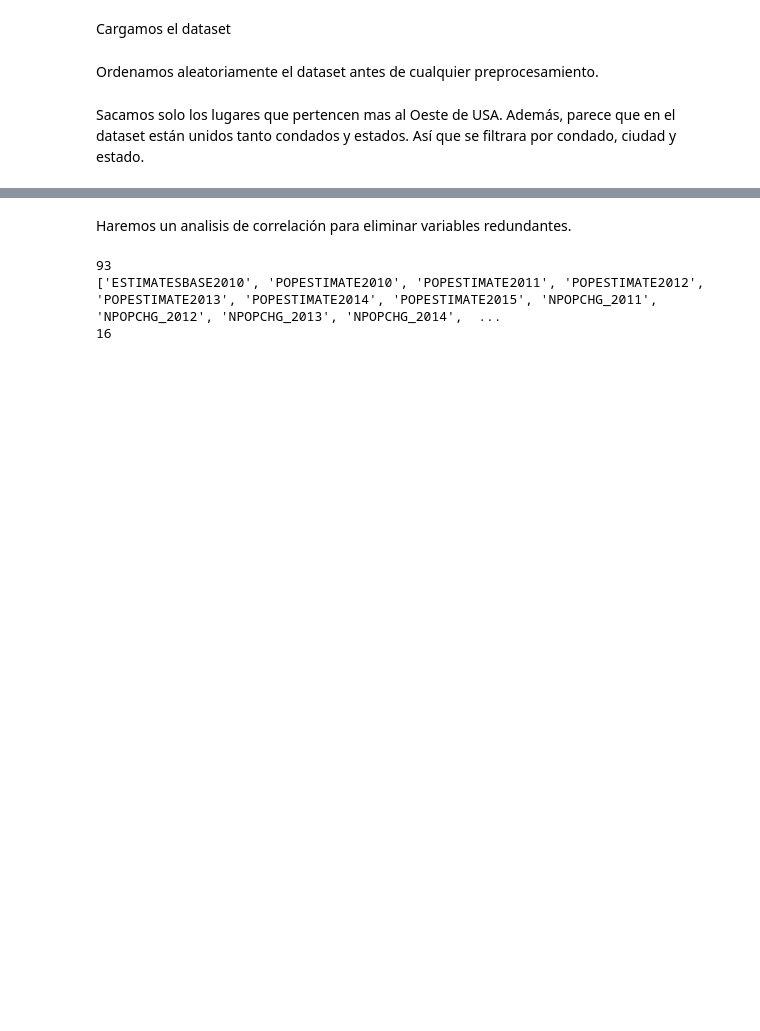
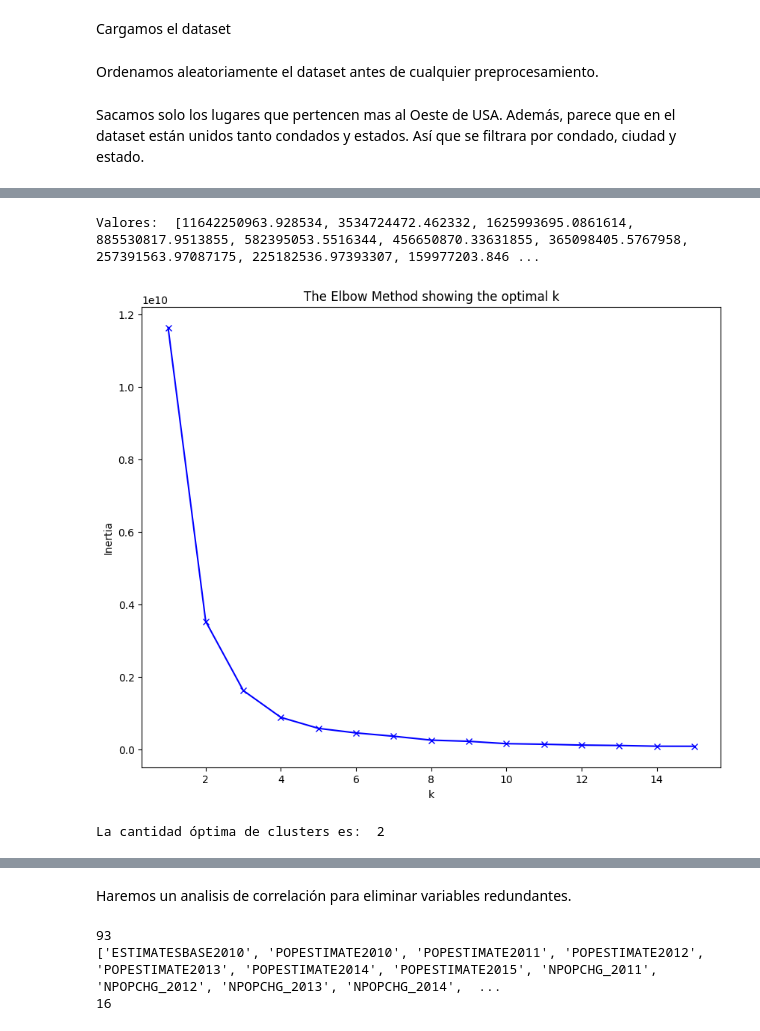
Before and after one commit to Straver00/MP02, a Jupyter notebook: E3_Tema3.ipynb, the cells around one changed output, grey strips where cells are left out. Drawn from its saved outputs; the diff is of its cells as text; code cells hidden in the pictures; blank space fills up the shorter version.

```diff
--- a/E3_Tema3.ipynb
+++ b/E3_Tema3.ipynb
@@ -86,0 +71,29 @@ county_west_census.shape
+# %%
+west_states = [
+    'Hawaii', 'Washington', 'Oregon', 'Idaho', 'California',
+    'Nevada', 'Utah', 'Arizona', 'Colorado', 'New Mexico'
+]
+
+#
+west_census = census_df[census_df['STNAME'].isin(west_states)]
+#Estados
+state_west_census = west_census[west_census['SUMLEV'] == 40]
+#Condados
+county_west_census = west_census[west_census['SUMLEV'] == 50]
+#Obtenemos la tasa de cambio de la población
+county_west_census = county_west_census[['CTYNAME','POPESTIMATE2010', 'POPESTIMATE2015', 'RBIRTH2011', 'RBIRTH2012', 'RBIRTH2013', 'RBIRTH2014', 'RBIRTH2015', 'RDEATH2011', 'RDEATH2012', 'RDEATH2013', 'RDEATH2014', 'RDEATH2015']]
+county_west_census = county_west_census.dropna()
+county_west_census['POPULATION'] = (county_west_census['POPESTIMATE2015'] - county_west_census['POPESTIMATE2010'])/county_west_census['POPESTIMATE2010']*100
+#Promediamos la tasa de natalidad y mortalidad
+county_west_census['BIRTHS'] = county_west_census[['RBIRTH2011', 'RBIRTH2012', 'RBIRTH2013', 'RBIRTH2014','RBIRTH2015']].mean(axis=1)
+county_west_census['DEATHS'] = county_west_census[['RDEATH2011', 'RDEATH2012', 'RDEATH2013', 'RDEATH2014', 'RDEATH2015']].mean(axis=1)
+county_west_census = county_west_census[['CTYNAME','POPULATION', 'BIRTHS', 'DEATHS']]
+#ordenamos los datos
+county_west_census = county_west_census.sort_values(by='DEATHS', ascending=False)
+county_west_census_filtered = county_west_census[['POPULATION', 'BIRTHS', 'DEATHS']]
+#Normalizamos los datos
+scaler = preprocessing.StandardScaler()
+county_west_census = scaler.fit_transform(county_west_census_filtered)
+county_west_census = pd.DataFrame(county_west_census, columns=['POPULATION', 'BIRTHS', 'DEATHS'])
+#county_west_census
+county_west_census
@@ -86,0 +140,5 @@ county_west_census.shape
+# %%
+elbow_curve(county_west_census_filtered, 15)
+# %% [output]
+Valores:  [11642250963.928534, 3534724472.462332, 1625993695.0861614, 885530817.9513855, 582395053.5516344, 456650870.33631855, 365098405.5767958, 257391563.97087175, 225182536.97393307, 159977203.846 ...
+[figure, added]
@@ -86,0 +195,5 @@ county_west_census.shape
+# %%
+k, gapdf = optimalK(county_west_census_filtered, nrefs=5, maxClusters=10)
+print('La cantidad óptima de clusters es: ', k)
+# %% [output]
+La cantidad óptima de clusters es:  2
```
Also changed, not shown: parts of 19 cells of this notebook.
